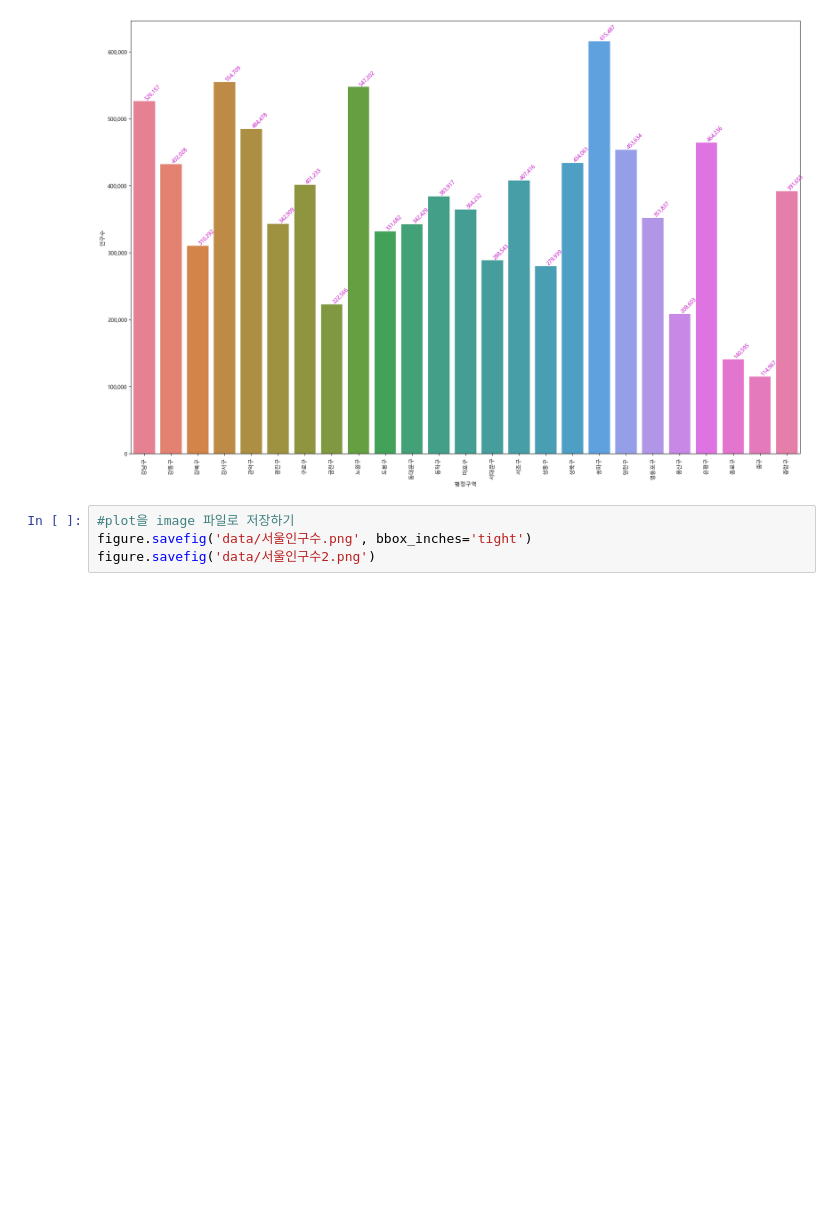
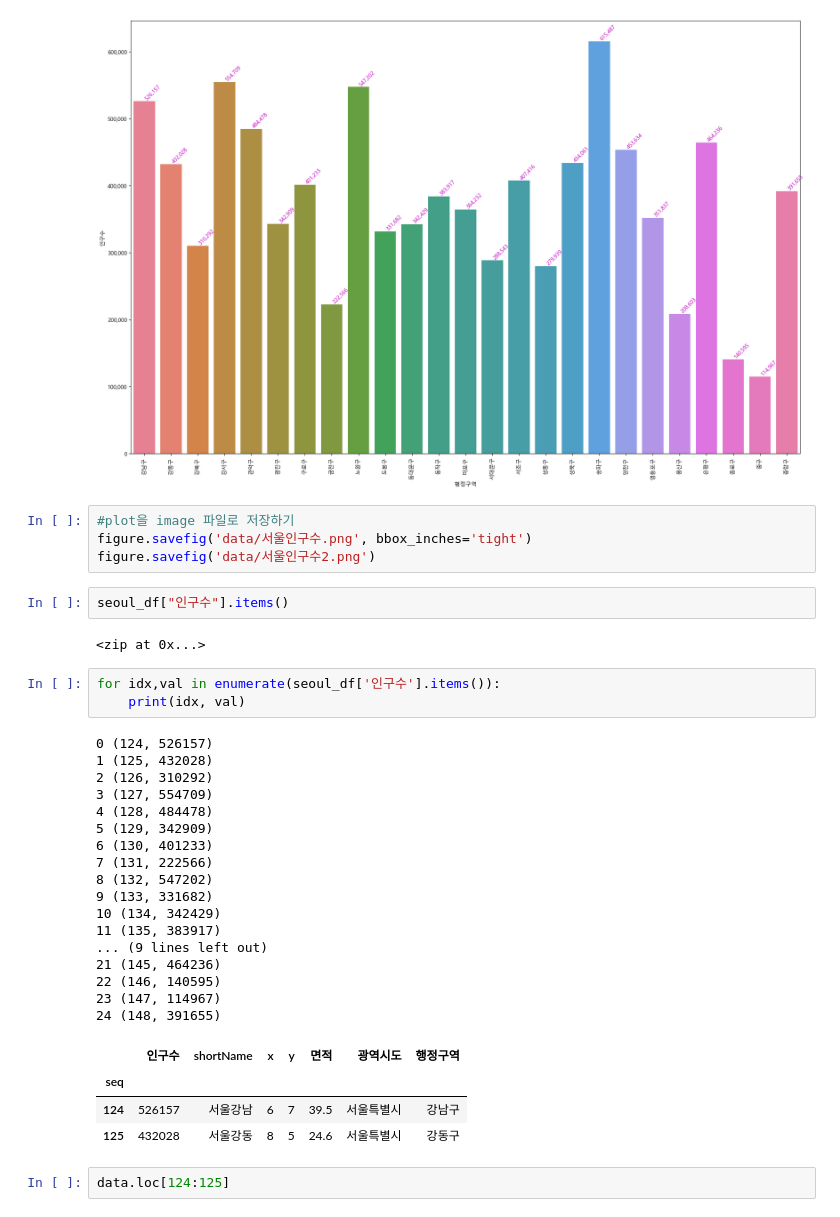
Before and after one commit to sosoo208/Python_Webscraping_Analysis, a Jupyter notebook: 03-1.행정구역정보_분석과시각화.ipynb, the cells around one changed output. Saved outputs shown, nothing was run; the diff lists cells and outputs as text; blank space fills up the shorter version.

```diff
--- a/03-1.행정구역정보_분석과시각화.ipynb
+++ b/03-1.행정구역정보_분석과시각화.ipynb
@@ -1216,3 +1216,34 @@ plt.show()
 #plot을 image 파일로 저장하기
 figure.savefig('data/서울인구수.png', bbox_inches='tight')
 figure.savefig('data/서울인구수2.png')
+# %%
+seoul_df["인구수"].items()
+# %% [output]
+<zip at 0x...>
+# %%
+for idx,val in enumerate(seoul_df['인구수'].items()):
+    print(idx, val)
+# %% [output]
+0 (124, 526157)
+1 (125, 432028)
+2 (126, 310292)
+3 (127, 554709)
+4 (128, 484478)
+5 (129, 342909)
+6 (130, 401233)
+7 (131, 222566)
+8 (132, 547202)
+9 (133, 331682)
+10 (134, 342429)
+11 (135, 383917)
+... (9 lines left out)
+21 (145, 464236)
+22 (146, 140595)
+23 (147, 114967)
+24 (148, 391655)
+|  | 인구수 | shortName | x | y | 면적 | 광역시도 | 행정구역 |
+| seq |  |  |  |  |  |  |  |
+| 124 | 526157 | 서울강남 | 6 | 7 | 39.5 | 서울특별시 | 강남구 |
+| 125 | 432028 | 서울강동 | 8 | 5 | 24.6 | 서울특별시 | 강동구 |
+# %%
+data.loc[124:125]
```
